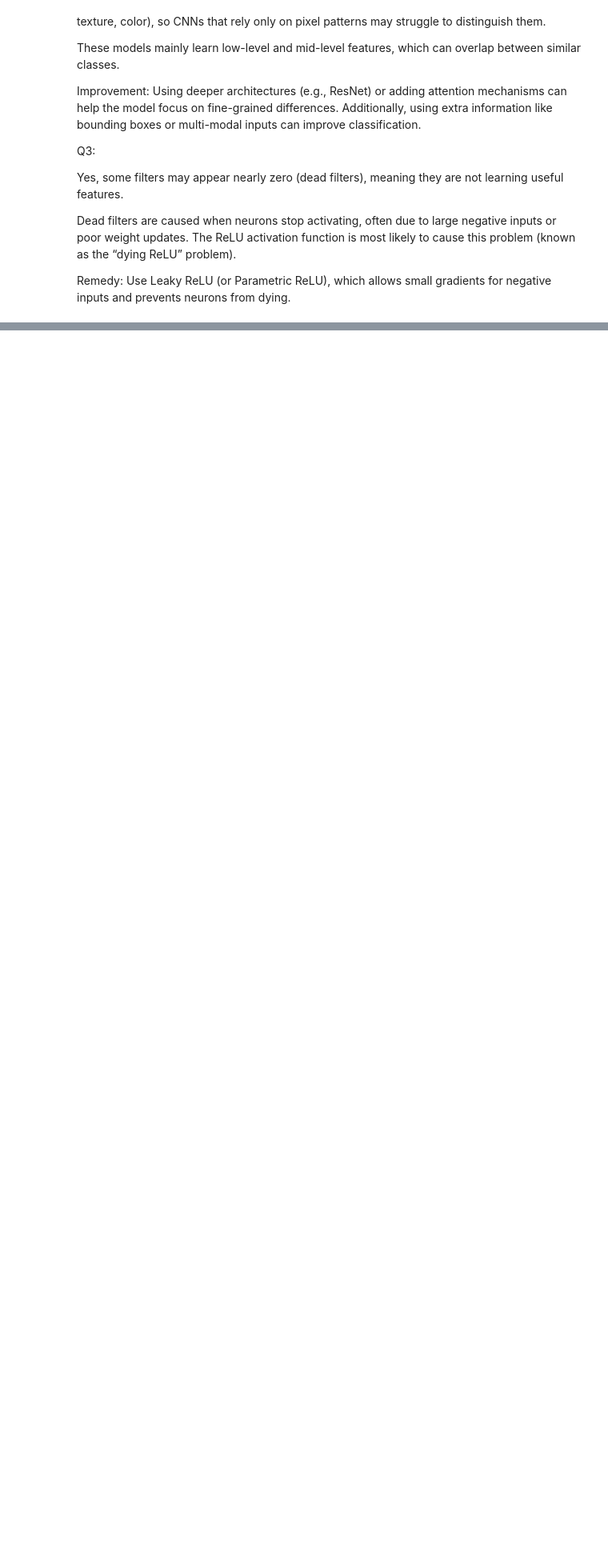
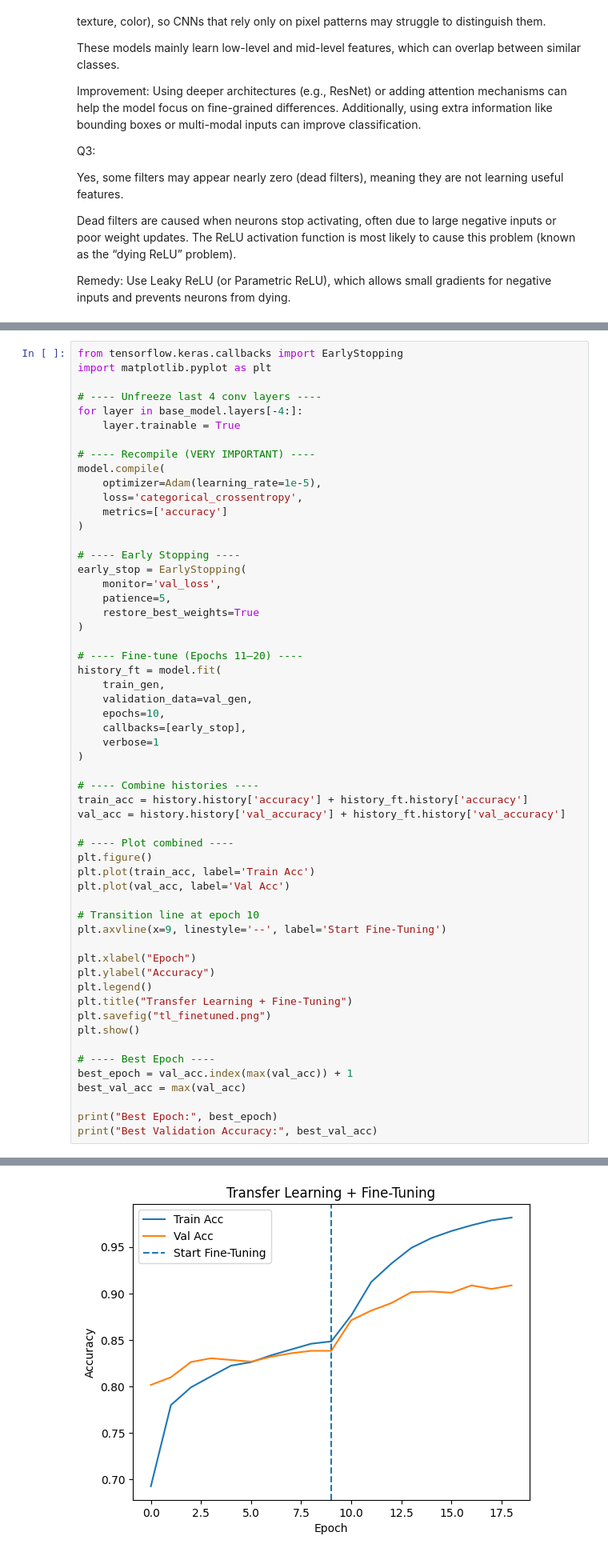
Before and after one commit to shivamkumar2626kr-del/ml, a Jupyter notebook: 24CD3038.ipynb, the cells around one changed output, grey strips where cells are left out. Shown at 80% size. Drawn from its saved outputs; the diff is of its cells as text; blank space fills up the shorter version.

```diff
--- a/24CD3038.ipynb
+++ b/24CD3038.ipynb
@@ -1693,0 +1838,57 @@ Use Leaky ReLU (or Parametric ReLU), which allows small gradients for negative i
+# %%
+from tensorflow.keras.callbacks import EarlyStopping
+import matplotlib.pyplot as plt
+
+# ---- Unfreeze last 4 conv layers ----
+for layer in base_model.layers[-4:]:
+    layer.trainable = True
+
+# ---- Recompile (VERY IMPORTANT) ----
+model.compile(
+    optimizer=Adam(learning_rate=1e-5),
+    loss='categorical_crossentropy',
+    metrics=['accuracy']
+)
+
+# ---- Early Stopping ----
+early_stop = EarlyStopping(
+    monitor='val_loss',
+    patience=5,
+    restore_best_weights=True
+)
+
+# ---- Fine-tune (Epochs 11–20) ----
+history_ft = model.fit(
+    train_gen,
+    validation_data=val_gen,
+    epochs=10,
+    callbacks=[early_stop],
+    verbose=1
+)
+
+# ---- Combine histories ----
+train_acc = history.history['accuracy'] + history_ft.history['accuracy']
+val_acc = history.history['val_accuracy'] + history_ft.history['val_accuracy']
+
+# ---- Plot combined ----
+plt.figure()
+plt.plot(train_acc, label='Train Acc')
+plt.plot(val_acc, label='Val Acc')
+
+# Transition line at epoch 10
+plt.axvline(x=9, linestyle='--', label='Start Fine-Tuning')
+
+plt.xlabel("Epoch")
+plt.ylabel("Accuracy")
+plt.legend()
+plt.title("Transfer Learning + Fine-Tuning")
+plt.savefig("tl_finetuned.png")
+plt.show()
+
+# ---- Best Epoch ----
+best_epoch = val_acc.index(max(val_acc)) + 1
+best_val_acc = max(val_acc)
+
+print("Best Epoch:", best_epoch)
+print("Best Validation Accuracy:", best_val_acc)
+# %% [output]
@@ -1693,0 +1913 @@ Use Leaky ReLU (or Parametric ReLU), which allows small gradients for negative i
+[figure, added]
```
Also changed, not shown: parts of 8 cells of this notebook.
